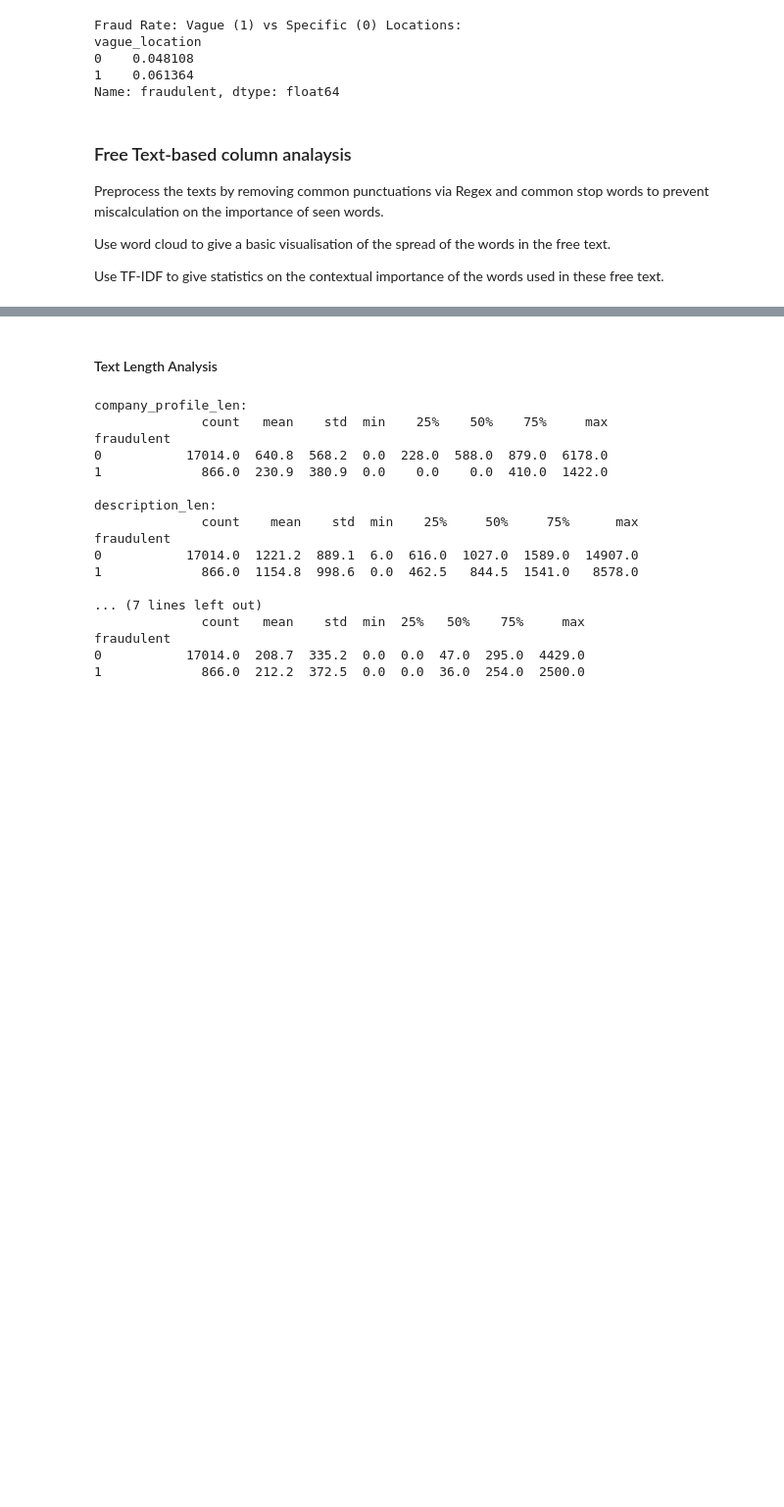
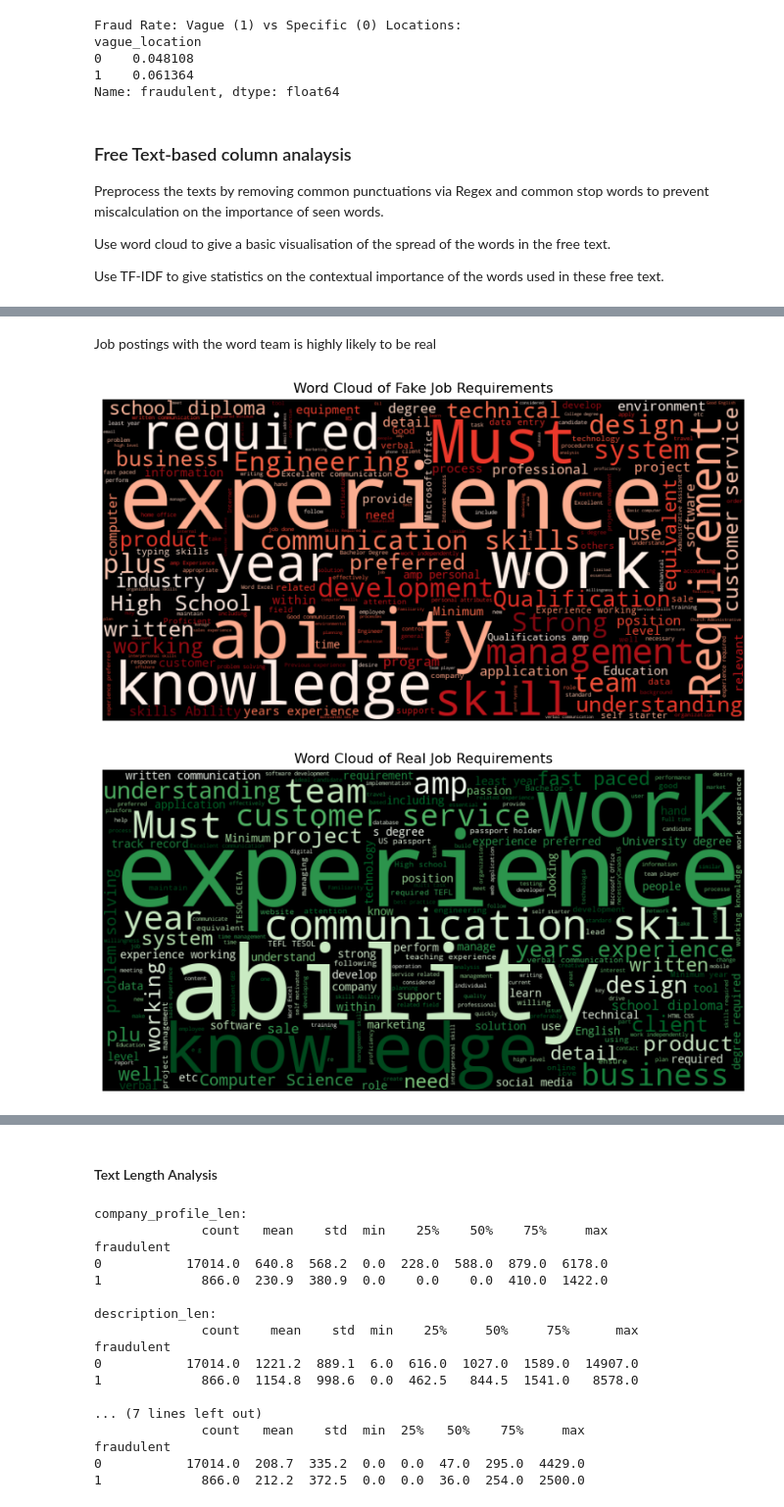
Before and after one commit to Bearson678/fake-job-posting_DL_Project, a Jupyter notebook: EDA.ipynb, the cells around one changed output, grey strips where cells are left out. Shown at 98% size. Saved outputs shown, nothing was run; the diff lists cells and outputs as text; code cells hidden in the pictures; blank space fills up the shorter version.

```diff
--- a/EDA.ipynb
+++ b/EDA.ipynb
@@ -574,2 +589,9 @@ plot_wordcloud(real_job_titles, 'Word Cloud of Real Job Titles',"Greens")
+# %% [markdown]
+Job postings with the word team is highly likely to be real
 # %%
-## TODO: Create word clouds for other text columns like description, requirements, benefits, etc.
+plot_wordcloud(fake_job_requirements, 'Word Cloud of Fake Job Requirements',"Reds")
+
+plot_wordcloud(real_job_requirements, 'Word Cloud of Real Job Requirements',"Greens")
+# %% [output]
+[figure, added]
+[figure, added]
```
Also changed, not shown: parts of 19 cells of this notebook.
